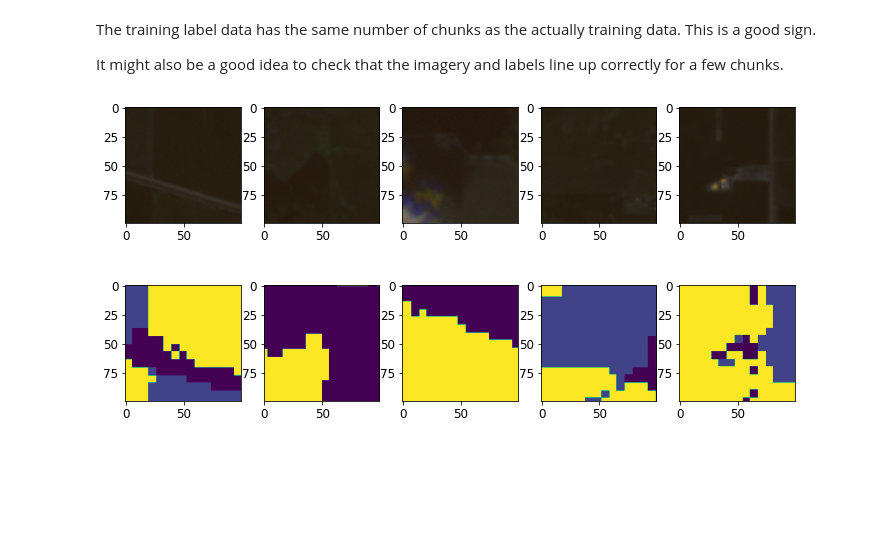
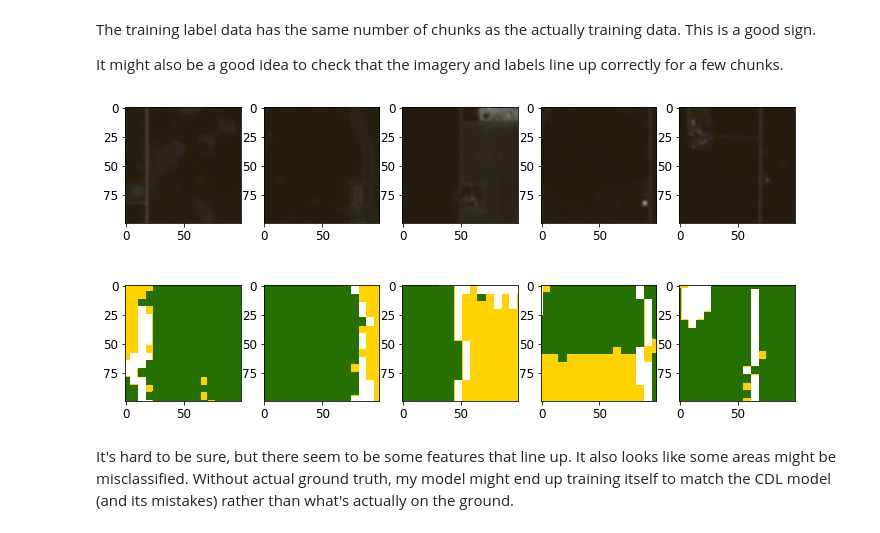
Before and after one commit to mstone121/crop_classification, a Jupyter notebook: classify_crops.ipynb, the cells around one changed output. Drawn from its saved outputs; the diff is of its cells as text; code cells hidden in the pictures; blank space fills up the shorter version.

Commit message:
Proper crop colors

```diff
--- a/classify_crops.ipynb
+++ b/classify_crops.ipynb
@@ -143,15 +137,12 @@ soybean_color = (
     soybean_row["OPACITY"],
 )
 
-
-def color_data(X):
-    corn_color if X == 1 else soybean_color if (X == 5) else (0, 0, 0, 0)
-
+cmap = plt_colors.ListedColormap([(0, 0, 0, 0), corn_color, soybean_color])
+bounds = [0, .5, 2, 6]
+norm = plt_colors.BoundaryNorm(bounds, cmap.N)
 
 def plt_labels(data):
-    # plt.imshow(color_func(data))
-    plt.imshow(data
-
+    plt.imshow(data, cmap=cmap, norm=norm)
 
 
 plt_labels(simple_training_data_labels)
@@ -301,17 +292,19 @@ It might also be a good idea to check that the imagery and labels line up correc
 # %%
 plt.figure(figsize=(12, 6))
 chunk_indicies = np.random.randint(0, all_training_chunks.shape[0], 5)
 
 for i in range(5):
     plt.subplot(2, 5, i + 1)
     plt_rgb(
         all_training_chunks[chunk_indicies[i]],
         bit_depth=15,  # this effectively brings up the brightness, making it easier to discern detail
     )
 
     plt.subplot(2, 5, i + 6)
-    plt.imshow(training_data_labels_chunked[chunk_indicies[i]])
+    plt_labels(training_data_labels_chunked[chunk_indicies[i]])
 
 plt.show()
 # %% [output]
-[figure, old version]
+[figure, new version]
+# %% [markdown]
+It's hard to be sure, but there seem to be some features that line up. It also looks like some areas might be misclassified. Without actual ground truth, my model might end up training itself to match the CDL model (and its mistakes) rather than what's actually on the ground.
```
Also changed, not shown: parts of 3 cells of this notebook.
